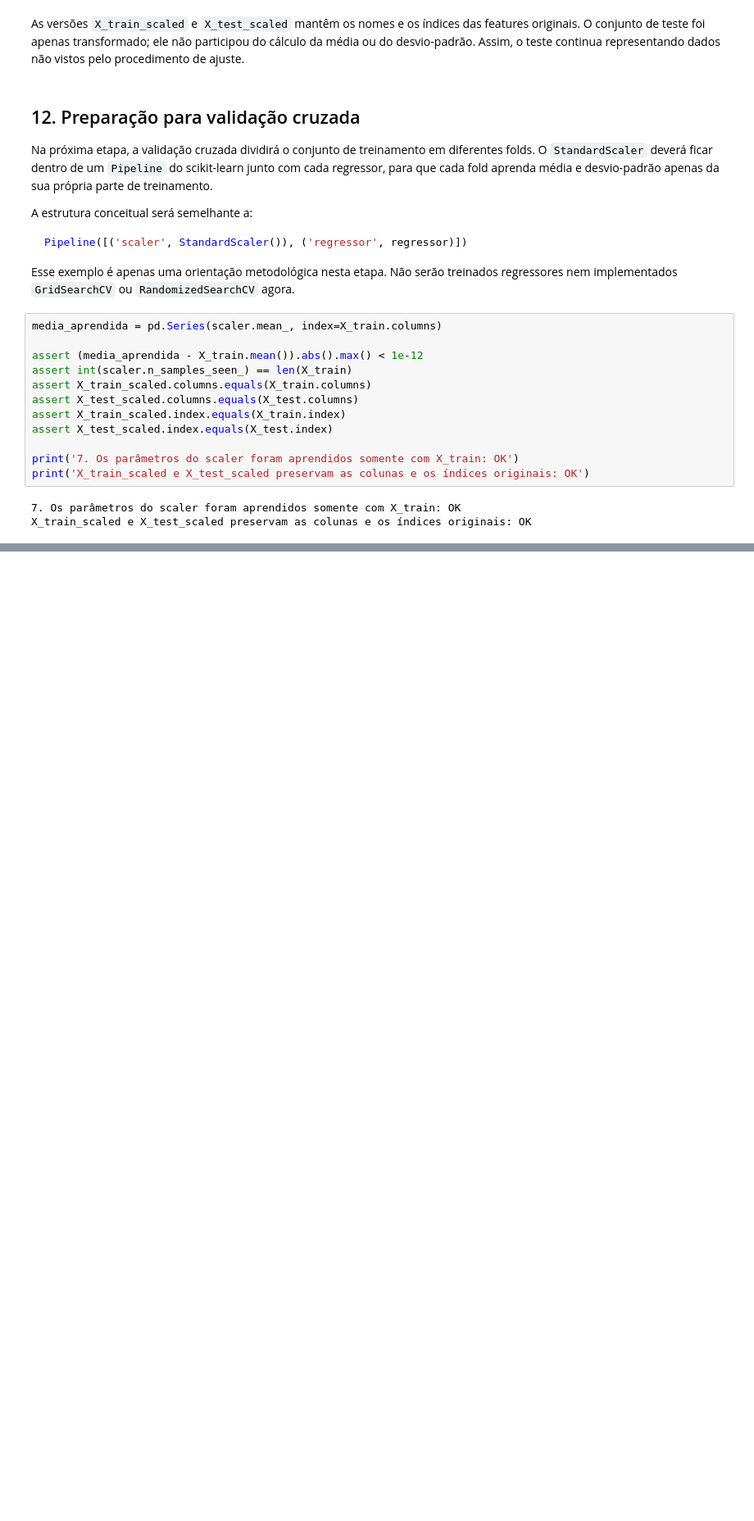
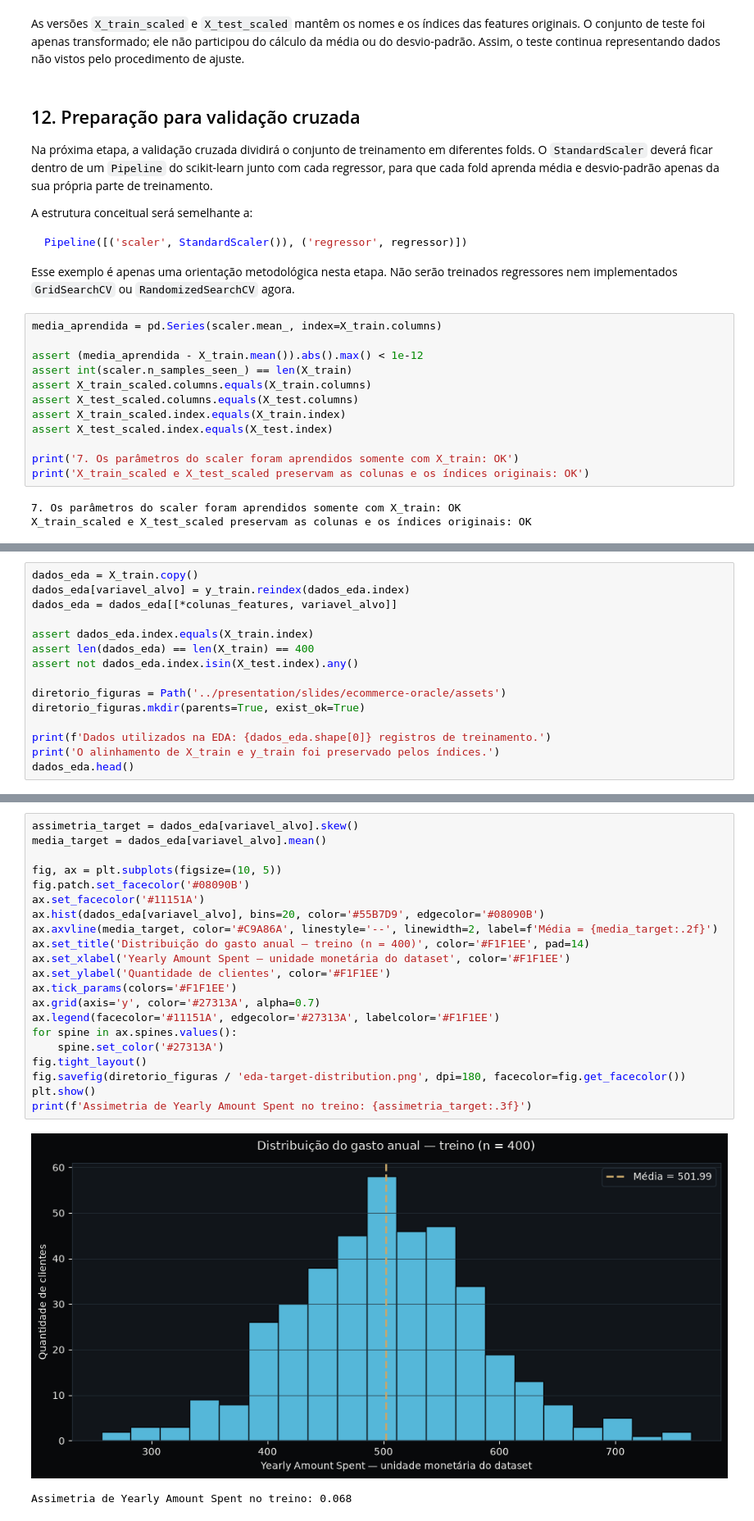
Before and after one commit to GabrielNito/desafio-do-oraculo-preditivo, a Jupyter notebook: notebooks/ecommerce_customers.ipynb, the cells around one changed output, grey strips where cells are left out. Shown at 82% size. Saved outputs shown, nothing was run; the diff lists cells and outputs as text; blank space fills up the shorter version.

```diff
--- a/notebooks/ecommerce_customers.ipynb
+++ b/notebooks/ecommerce_customers.ipynb
@@ -464,0 +475,15 @@ Com isso, os dados estão organizados para a futura implementação da Regressã
+# %%
+dados_eda = X_train.copy()
+dados_eda[variavel_alvo] = y_train.reindex(dados_eda.index)
+dados_eda = dados_eda[[*colunas_features, variavel_alvo]]
+
+assert dados_eda.index.equals(X_train.index)
+assert len(dados_eda) == len(X_train) == 400
+assert not dados_eda.index.isin(X_test.index).any()
+
+diretorio_figuras = Path('../presentation/slides/ecommerce-oracle/assets')
+diretorio_figuras.mkdir(parents=True, exist_ok=True)
+
+print(f'Dados utilizados na EDA: {dados_eda.shape[0]} registros de treinamento.')
+print('O alinhamento de X_train e y_train foi preservado pelos índices.')
+dados_eda.head()
@@ -464,0 +531,24 @@ Com isso, os dados estão organizados para a futura implementação da Regressã
+# %%
+assimetria_target = dados_eda[variavel_alvo].skew()
+media_target = dados_eda[variavel_alvo].mean()
+
+fig, ax = plt.subplots(figsize=(10, 5))
+fig.patch.set_facecolor('#08090B')
+ax.set_facecolor('#11151A')
+ax.hist(dados_eda[variavel_alvo], bins=20, color='#55B7D9', edgecolor='#08090B')
+ax.axvline(media_target, color='#C9A86A', linestyle='--', linewidth=2, label=f'Média = {media_target:.2f}')
+ax.set_title('Distribuição do gasto anual — treino (n = 400)', color='#F1F1EE', pad=14)
+ax.set_xlabel('Yearly Amount Spent — unidade monetária do dataset', color='#F1F1EE')
+ax.set_ylabel('Quantidade de clientes', color='#F1F1EE')
+ax.tick_params(colors='#F1F1EE')
+ax.grid(axis='y', color='#27313A', alpha=0.7)
+ax.legend(facecolor='#11151A', edgecolor='#27313A', labelcolor='#F1F1EE')
+for spine in ax.spines.values():
+    spine.set_color('#27313A')
+fig.tight_layout()
+fig.savefig(diretorio_figuras / 'eda-target-distribution.png', dpi=180, facecolor=fig.get_facecolor())
+plt.show()
+print(f'Assimetria de Yearly Amount Spent no treino: {assimetria_target:.3f}')
+# %% [output]
+[figure, added]
+Assimetria de Yearly Amount Spent no treino: 0.068
```
Also changed, not shown: parts of 31 cells of this notebook, 9 other files.
